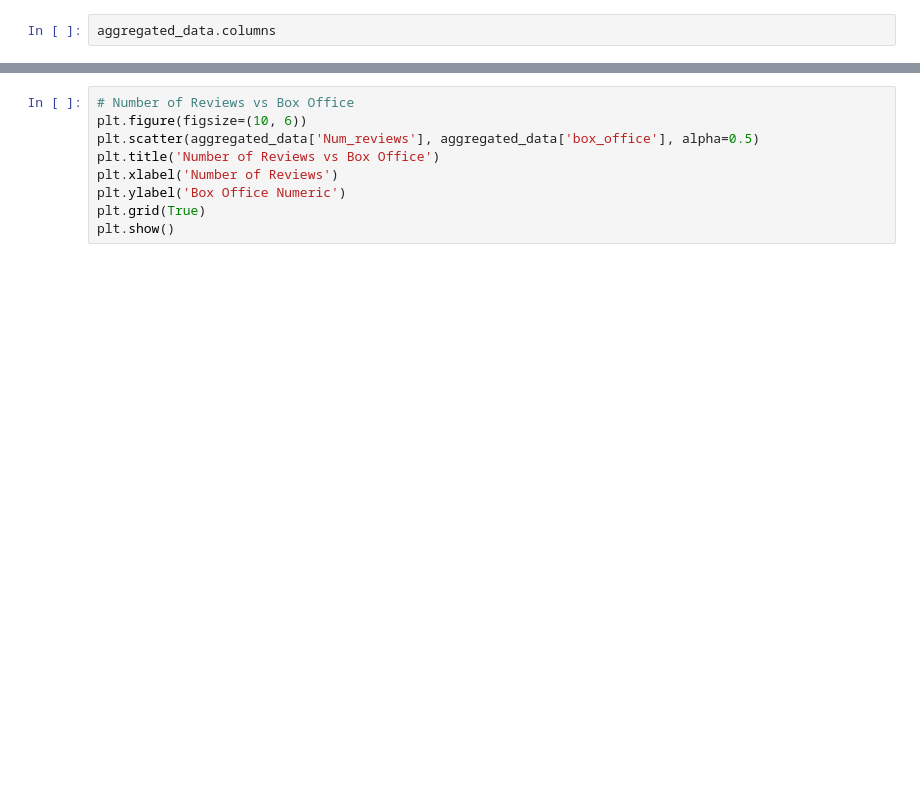
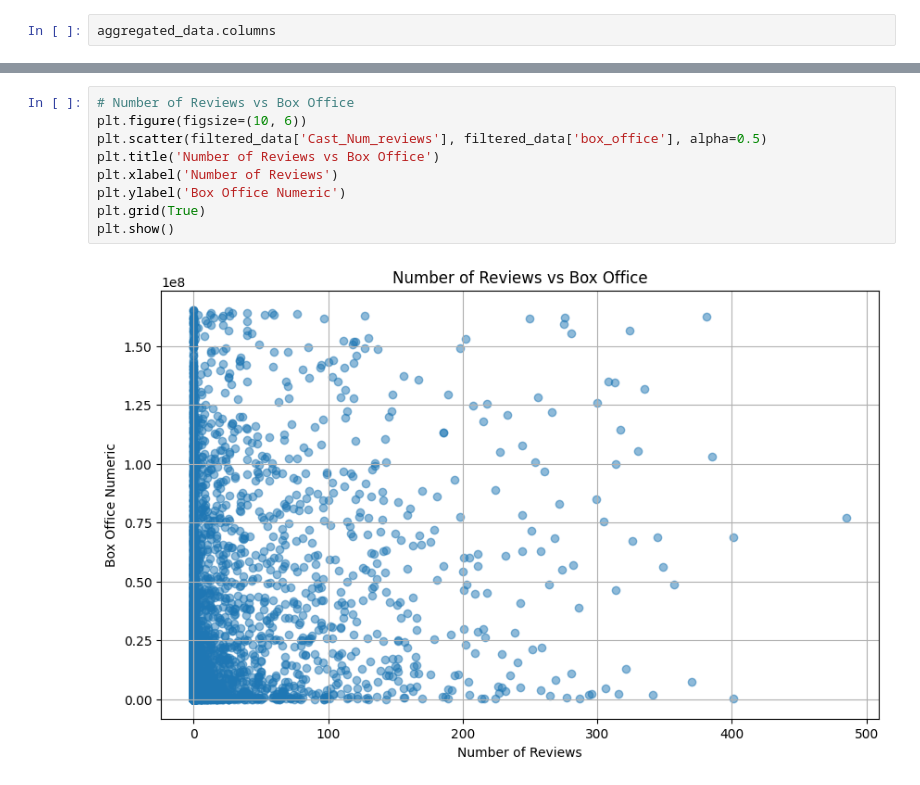
Before and after one commit to brandt-buchda/adsp31017_final_project, a Jupyter notebook: feature_engineering/final_project_cam_engineer.ipynb, the cells around one changed output, grey strips where cells are left out. Cells and saved outputs as stored; diff of their text form; blank space fills up the shorter version.

```diff
--- a/feature_engineering/final_project_cam_engineer.ipynb
+++ b/feature_engineering/final_project_cam_engineer.ipynb
@@ -598,10 +563,12 @@ aggregated_data['Review_Score_mean'].describe()
 # %%
 # Number of Reviews vs Box Office
 plt.figure(figsize=(10, 6))
-plt.scatter(aggregated_data['Num_reviews'], aggregated_data['box_office'], alpha=0.5)
+plt.scatter(filtered_data['Cast_Num_reviews'], filtered_data['box_office'], alpha=0.5)
 plt.title('Number of Reviews vs Box Office')
 plt.xlabel('Number of Reviews')
 plt.ylabel('Box Office Numeric')
 plt.grid(True)
 plt.show()
+# %% [output]
+[figure, added]
 # %%
```
Also changed, not shown: parts of 66 cells of this notebook.
